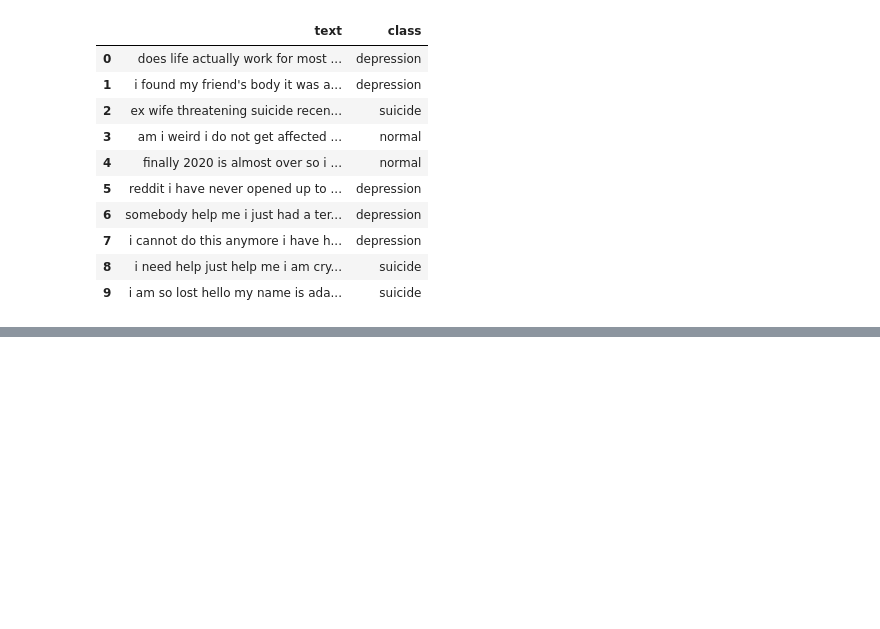
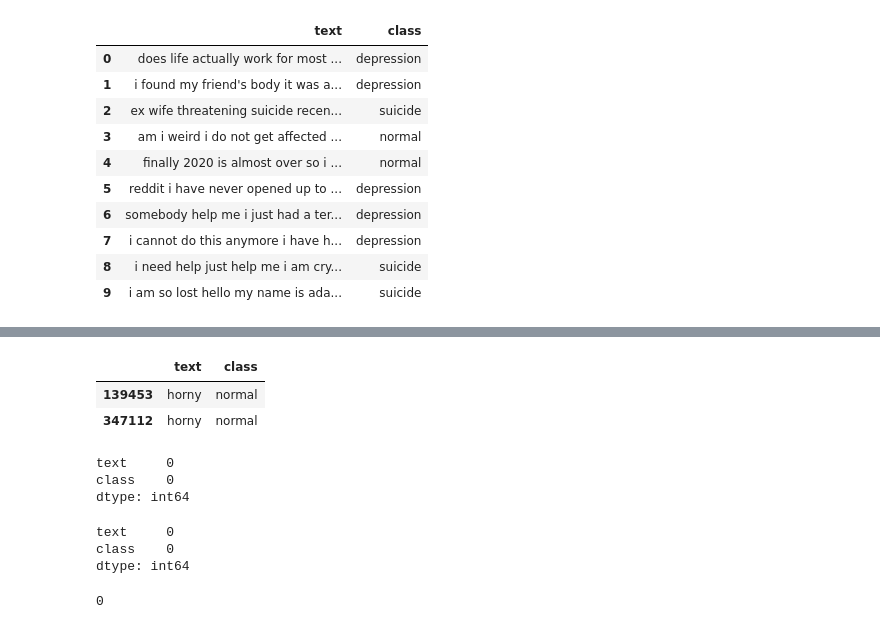
Before and after one commit to JiaYong02/Suicidal-Detection-NLP, a Jupyter notebook: preprocessingFinal.ipynb, the cells around one changed output, grey strips where cells are left out. Saved outputs shown, nothing was run; the diff lists cells and outputs as text; code cells hidden in the pictures; blank space fills up the shorter version.

```diff
--- a/preprocessingFinal.ipynb
+++ b/preprocessingFinal.ipynb
@@ -387,3 +322,7 @@ See the caveats in the documentation: https://pandas.pydata.org/pandas-docs/stab
 | 7 | [can, not, hidden, away, summer, ... | depression |
 | 8 | [need, help, help, cry, hard] | suicide |
 | 9 | [lost, hello, name, struggling, y... | suicide |
+# %%
+# join the tokens data back to detoken then check duplicated as tokens data is list cant check duplicated
+df['text'] = df['text'].apply(lambda tokens: ' '.join(tokens))
+df.duplicated().sum()
@@ -389,0 +348,7 @@ See the caveats in the documentation: https://pandas.pydata.org/pandas-docs/stab
+# %%
+# review one of the duplicate row
+df[df['text'] == 'horny']
+# %% [output]
+|  | text | class |
+| 139453 | horny | normal |
+| 347112 | horny | normal |
@@ -389,0 +358,7 @@ See the caveats in the documentation: https://pandas.pydata.org/pandas-docs/stab
+# %%
+# doublecheck missing values as after text cleaning might have blank data
+df.isnull().sum()
+# %% [output]
+text     0
+class    0
+dtype: int64
@@ -389,0 +368,12 @@ See the caveats in the documentation: https://pandas.pydata.org/pandas-docs/stab
+# %%
+#last check without token data
+df.isnull().sum()
+# %% [output]
+text     0
+class    0
+dtype: int64
+# %%
+#last check without token data
+df.duplicated().sum()
+# %% [output]
+0
```
Also changed, not shown: parts of 26 cells of this notebook.
